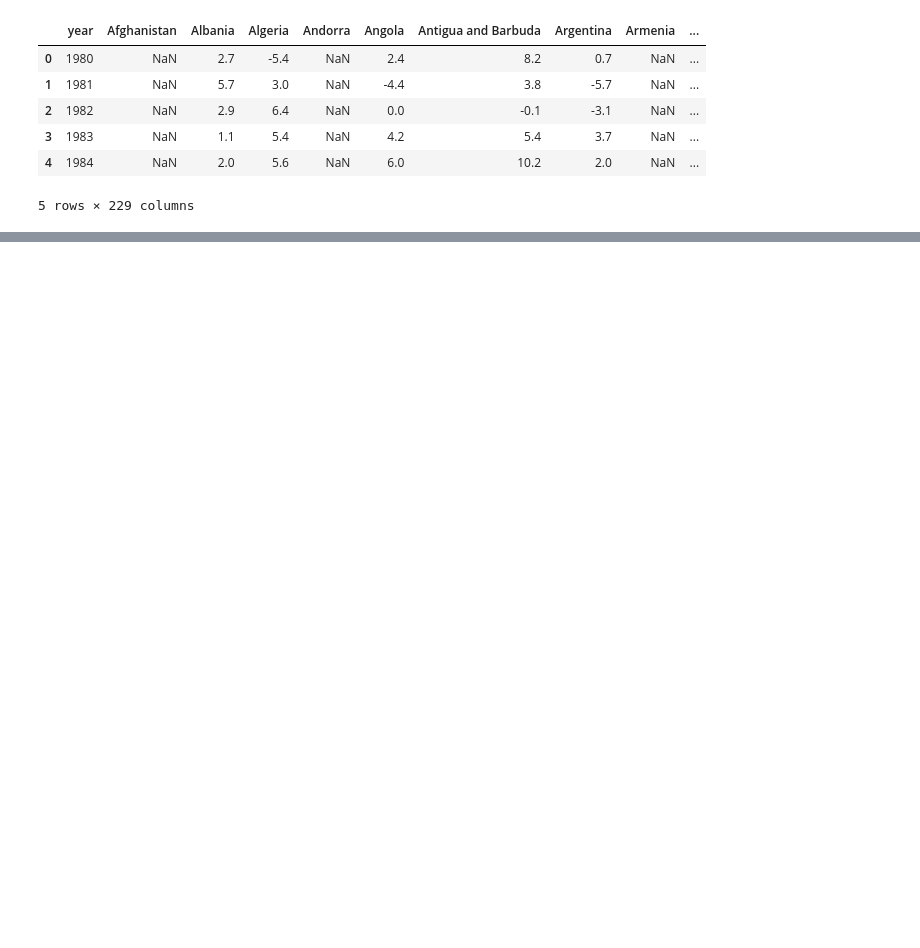
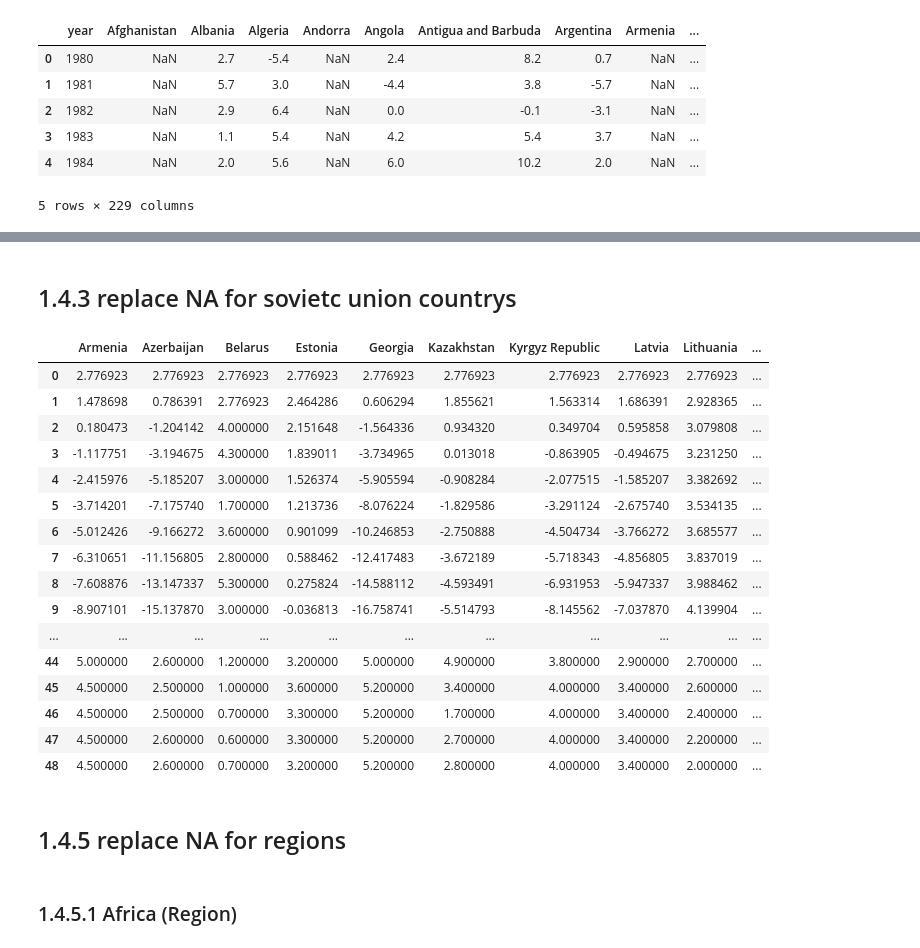
Before and after one commit to lavinomenezes/Desafio_DS_Series_Temporais, a Jupyter notebook: notebooks/desafio_ds_v01_data_description.ipynb, the cells around one changed output, grey strips where cells are left out. Cells and saved outputs as stored; diff of their text form; code cells hidden in the pictures; blank space fills up the shorter version.

Commit message:
replace null values

```diff
--- a/notebooks/desafio_ds_v01_data_description.ipynb
+++ b/notebooks/desafio_ds_v01_data_description.ipynb
@@ -431,0 +616,9 @@ plot_gdp(df_12, sub_saharan_africa)
+# %%
+replace = list(check_na[(check_na>0)&(check_na<=2)].index)
+# %%
+# reclace NA with column mean
+df_aux = df_13[replace+['year']].copy()
+df_aux = df_aux[df_aux['year']<2008]
+# df_aux['year'] = df_13['year']
+# plot_gdp(df_aux,replace)
+values_2008 = df_aux[replace].mean()
@@ -431,0 +634,7 @@ plot_gdp(df_12, sub_saharan_africa)
+# %%
+for country in replace:
+    df_13[country] = df_13[country].fillna(values_2008[country])
+# %% [markdown]
+## 1.4.3 replace NA for sovietc union countrys
+# %%
+df_14 = df_13.copy()
@@ -431,0 +643,39 @@ plot_gdp(df_12, sub_saharan_africa)
+# %%
+df_aux = df_14[soviet_union_countries+ ['year']]
+
+
+for country in df_aux.columns[:-1]:
+
+    if country == 'Belarus':
+        pass
+    else:
+        first_non_nan_index  = df_aux[country].first_valid_index()
+
+        df_aux.loc[df_aux['year'] == 1980, country] = df_aux.loc[df_aux['year'] == 1980, 'Belarus'].values[0]
+
+        index_1980 = df_aux.loc[df_aux['year']==1980,country].index.values[0]
+
+        df_aux.loc[index_1980 + 1:first_non_nan_index-1, country] = np.interp(
+            df_aux.loc[index_1980 +1 :first_non_nan_index - 1, 'year'],
+            [1980, df_aux.loc[first_non_nan_index, 'year']],
+            [df_aux.loc[df_aux['year'] == 1980,country][0], df_aux.loc[first_non_nan_index, country]]
+    )
+df_aux
+# %% [output]
+|  | Armenia | Azerbaijan | Belarus | Estonia | Georgia | Kazakhstan | Kyrgyz Republic | Latvia | Lithuania | ... |
+| 0 | 2.776923 | 2.776923 | 2.776923 | 2.776923 | 2.776923 | 2.776923 | 2.776923 | 2.776923 | 2.776923 | ... |
+| 1 | 1.478698 | 0.786391 | 2.776923 | 2.464286 | 0.606294 | 1.855621 | 1.563314 | 1.686391 | 2.928365 | ... |
+| 2 | 0.180473 | -1.204142 | 4.000000 | 2.151648 | -1.564336 | 0.934320 | 0.349704 | 0.595858 | 3.079808 | ... |
+| 3 | -1.117751 | -3.194675 | 4.300000 | 1.839011 | -3.734965 | 0.013018 | -0.863905 | -0.494675 | 3.231250 | ... |
+| 4 | -2.415976 | -5.185207 | 3.000000 | 1.526374 | -5.905594 | -0.908284 | -2.077515 | -1.585207 | 3.382692 | ... |
+| 5 | -3.714201 | -7.175740 | 1.700000 | 1.213736 | -8.076224 | -1.829586 | -3.291124 | -2.675740 | 3.534135 | ... |
+| 6 | -5.012426 | -9.166272 | 3.600000 | 0.901099 | -10.246853 | -2.750888 | -4.504734 | -3.766272 | 3.685577 | ... |
+| 7 | -6.310651 | -11.156805 | 2.800000 | 0.588462 | -12.417483 | -3.672189 | -5.718343 | -4.856805 | 3.837019 | ... |
+| 8 | -7.608876 | -13.147337 | 5.300000 | 0.275824 | -14.588112 | -4.593491 | -6.931953 | -5.947337 | 3.988462 | ... |
+| 9 | -8.907101 | -15.137870 | 3.000000 | -0.036813 | -16.758741 | -5.514793 | -8.145562 | -7.037870 | 4.139904 | ... |
+| ... | ... | ... | ... | ... | ... | ... | ... | ... | ... | ... |
+| 44 | 5.000000 | 2.600000 | 1.200000 | 3.200000 | 5.000000 | 4.900000 | 3.800000 | 2.900000 | 2.700000 | ... |
+| 45 | 4.500000 | 2.500000 | 1.000000 | 3.600000 | 5.200000 | 3.400000 | 4.000000 | 3.400000 | 2.600000 | ... |
+| 46 | 4.500000 | 2.500000 | 0.700000 | 3.300000 | 5.200000 | 1.700000 | 4.000000 | 3.400000 | 2.400000 | ... |
+| 47 | 4.500000 | 2.600000 | 0.600000 | 3.300000 | 5.200000 | 2.700000 | 4.000000 | 3.400000 | 2.200000 | ... |
+| 48 | 4.500000 | 2.600000 | 0.700000 | 3.200000 | 5.200000 | 2.800000 | 4.000000 | 3.400000 | 2.000000 | ... |
@@ -431,0 +688,2 @@ plot_gdp(df_12, sub_saharan_africa)
+# %% [markdown]
+## 1.4.5 replace NA for regions
@@ -431,0 +692,2 @@ plot_gdp(df_12, sub_saharan_africa)
+# %% [markdown]
+### 1.4.5.1 Africa (Region)
```
Also changed, not shown: parts of 50 cells of this notebook.
